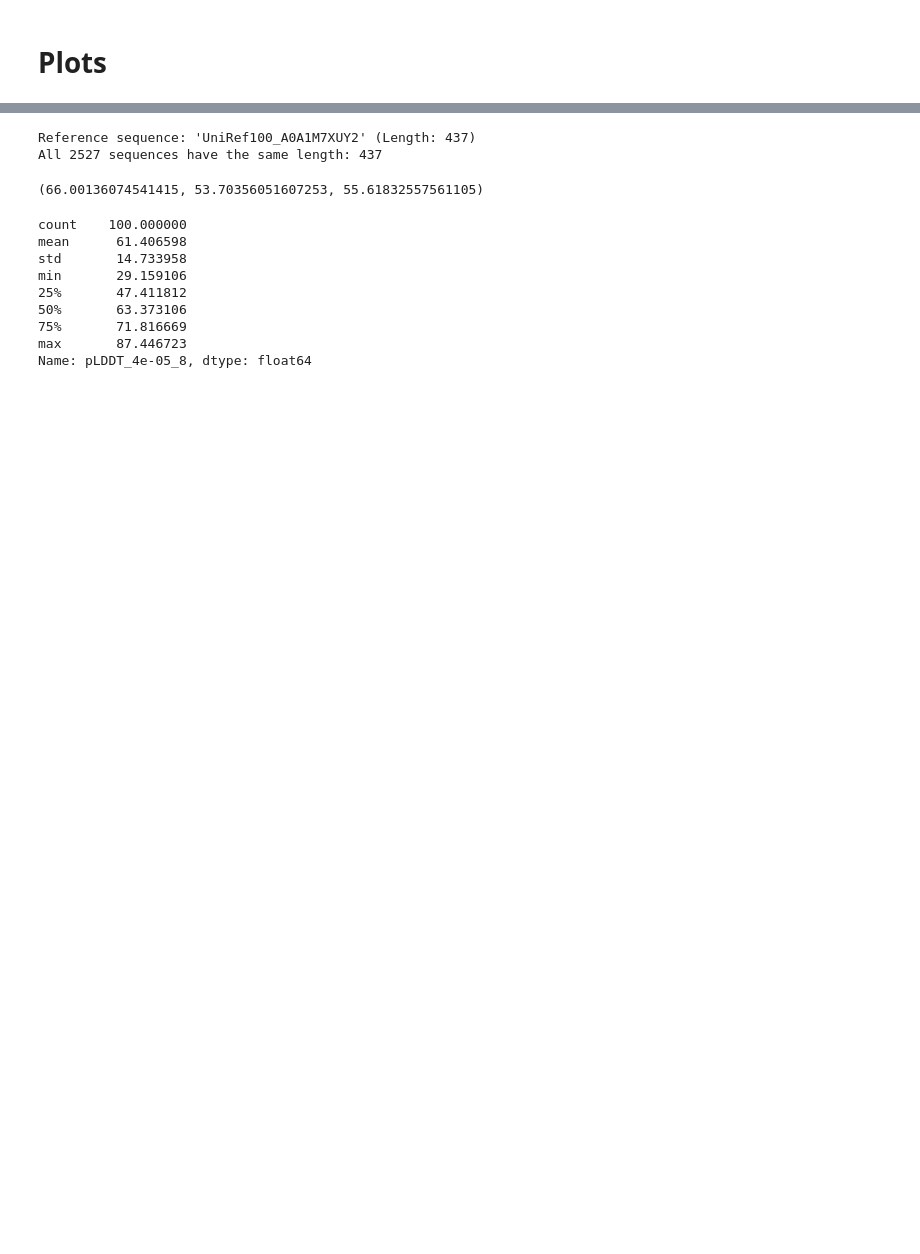
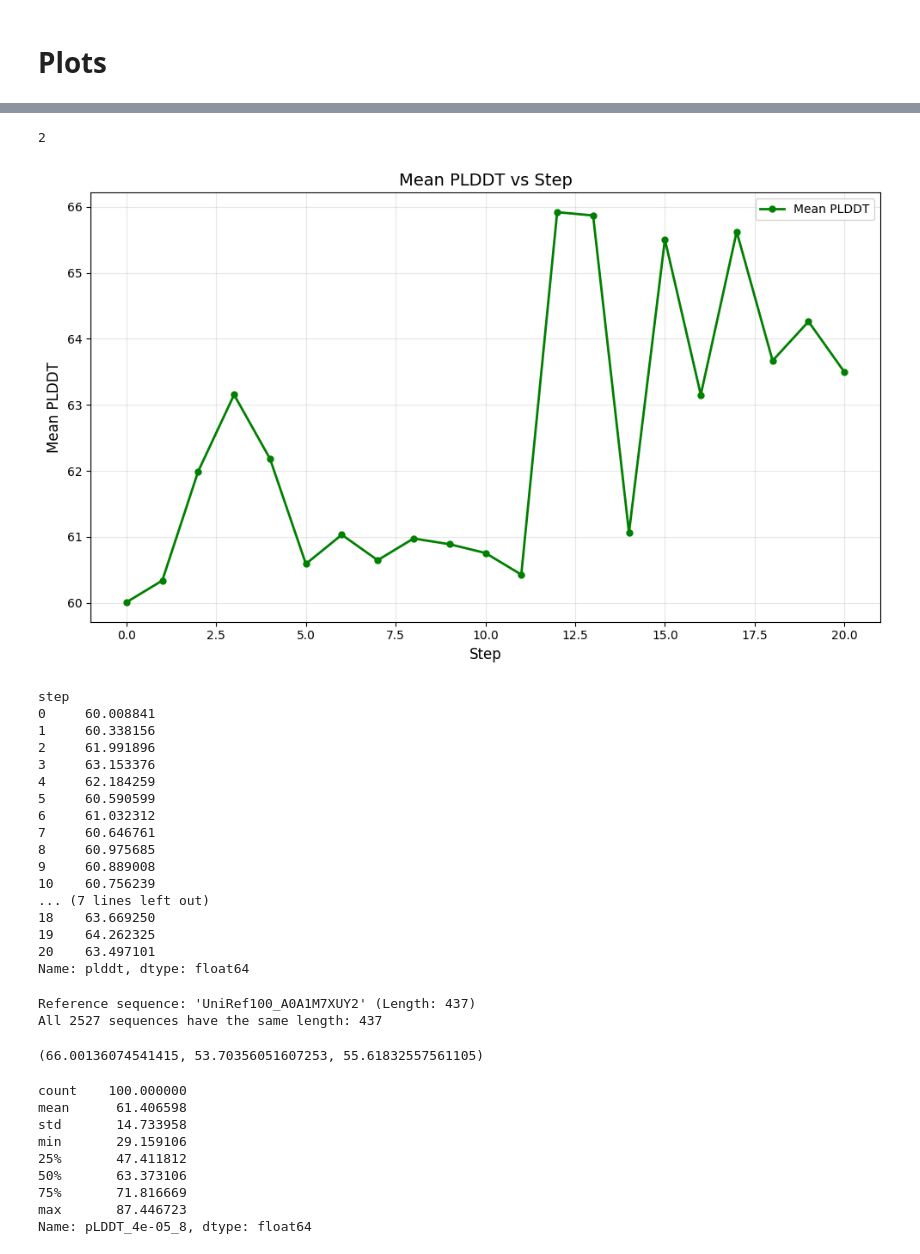
Before and after one commit to pimenol/ProteinTTT, a Jupyter notebook: notebooks/ProteinTTT_MSA.ipynb, the cells around one changed output, grey strips where cells are left out. Saved outputs shown, nothing was run; the diff lists cells and outputs as text; code cells hidden in the pictures; blank space fills up the shorter version.

```diff
--- a/notebooks/ProteinTTT_MSA.ipynb
+++ b/notebooks/ProteinTTT_MSA.ipynb
@@ -283,0 +487,27 @@ AGS: 32
+# %%
+# /scratch/project/open-35-8/pimenol1/ProteinTTT/ProteinTTT/data/bfvd/experements_msa/experement_0.04_32_1.0_64_128.0_momentum_3349812
+# /scratch/project/open-35-8/pimenol1/ProteinTTT/ProteinTTT/data/bfvd/experements_msa/experement_0.04_64_1.0_8_16.0_100_steps_3349816
+
+path = Path('/scratch/project/open-35-8/pimenol1/ProteinTTT/ProteinTTT/data/bfvd/experements_msa/experement_0.0005_64_1.0_8_32.0_3340967')
+plot_mean_scores_vs_step(path  / 'logs' , metric='plddt', choose_best_plddt=False)
+# print(pd.read_csv(path / 'results.tsv', sep="\t").pLDDT_after.mean())
+# %% [output]
+2
+[figure, added]
+step
+0     60.008841
+1     60.338156
+2     61.991896
+3     63.153376
+4     62.184259
+5     60.590599
+6     61.032312
+7     60.646761
+8     60.975685
+9     60.889008
+10    60.756239
+... (7 lines left out)
+18    63.669250
+19    64.262325
+20    63.497101
+Name: plddt, dtype: float64
```
Also changed, not shown: parts of 21 cells of this notebook.
